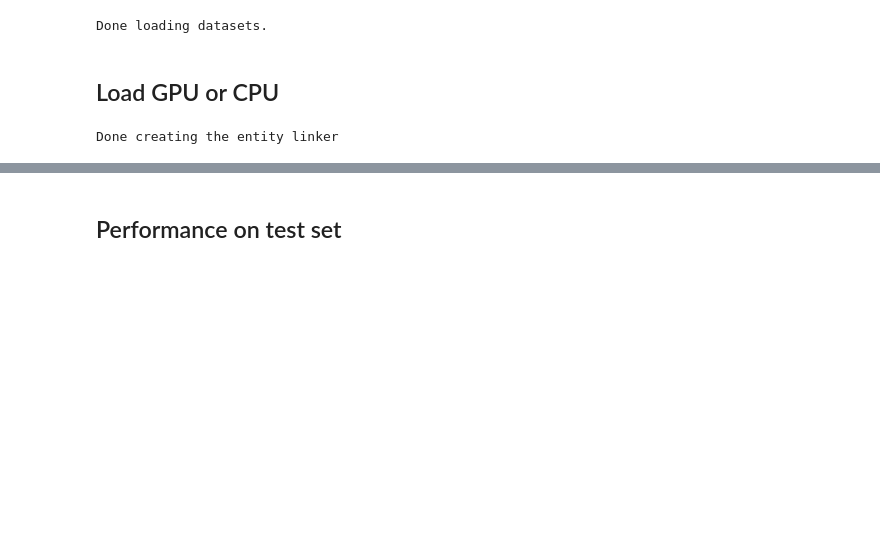
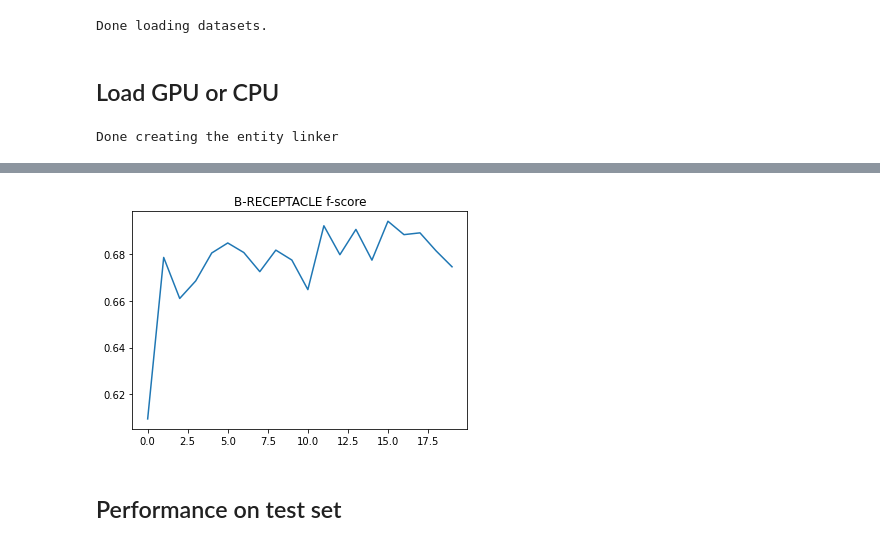
Before and after one commit to xuanxuanxuan-git/EntityLinking, a Jupyter notebook: EntityLinker/LSTM_model/entityLinker.ipynb, the cells around one changed output, grey strips where cells are left out. Cells and saved outputs as stored; diff of their text form; code cells hidden in the pictures; blank space fills up the shorter version.

```diff
--- a/EntityLinker/LSTM_model/entityLinker.ipynb
+++ b/EntityLinker/LSTM_model/entityLinker.ipynb
@@ -474,3 +515,9 @@ RuntimeError: expected scalar type Long but found Int
+# %%
+plt.plot(development_recep_history)
+plt.title("B-RECEPTACLE f-score")
+plt.show()
+# %% [output]
+[figure, added]
 # %% [markdown]
 ## Performance on test set
 # %%
```
Also changed, not shown: parts of 30 cells of this notebook, 2 other files.
